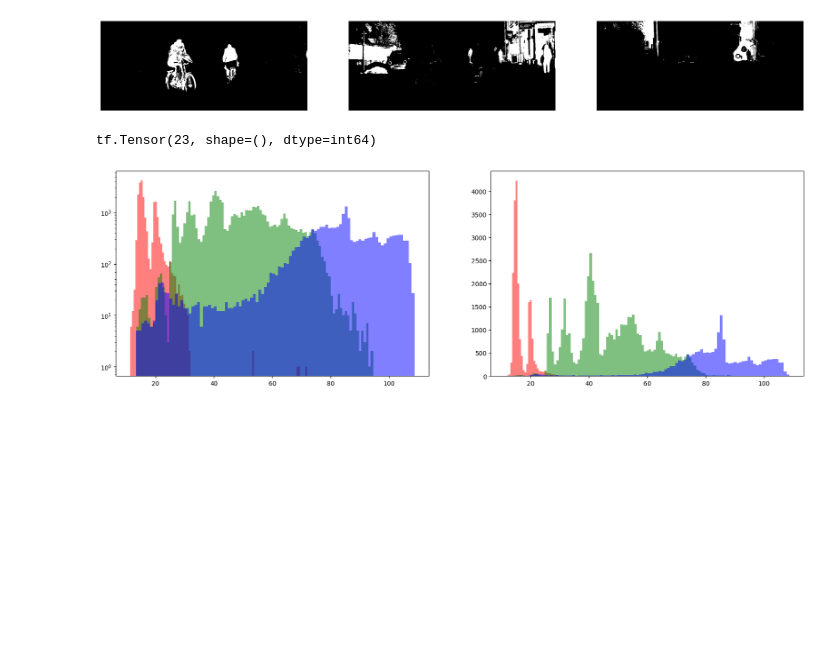
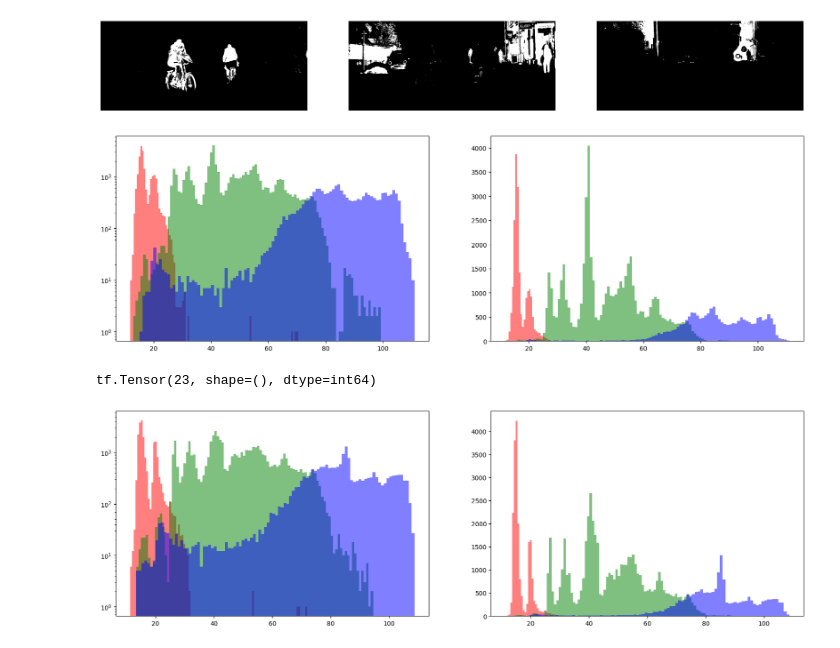
Before and after one commit to Edricos/newG2D, a Jupyter notebook: src/main.ipynb, the cells around one changed output. Saved outputs shown, nothing was run; the diff lists cells and outputs as text; code cells hidden in the pictures; blank space fills up the shorter version.

```diff
--- a/src/main.ipynb
+++ b/src/main.ipynb
@@ -587,4 +636,24 @@ axs[2].axis('off')
 plt.show()
 # %% [output]
 [figure]
+# %%
+hist1 = tf.reshape(predicted_depth[imgDP[0]], -1)
+hist2 = tf.reshape(predicted_depth[imgDP[1]], -1)
+hist3 = tf.reshape(predicted_depth[imgDP[2]], -1)
+
+# 画出predicted_depth在imgDP掩码区域的直方图
+fig, axs = plt.subplots(1, 2, figsize=(20, 6))
+axs[0].hist(hist1, bins=100, color='red', alpha=0.5)
+axs[0].hist(hist2, bins=100, color='green', alpha=0.5)
+axs[0].hist(hist3, bins=100, color='blue', alpha=0.5)
+# 设置y轴为非线性
+axs[0].set_yscale('log')
+
+axs[1].hist(hist1, bins=100, color='red', alpha=0.5)
+axs[1].hist(hist2, bins=100, color='green', alpha=0.5)
+axs[1].hist(hist3, bins=100, color='blue', alpha=0.5)
+# plt.ylim(0, 1000)
+plt.show()
+# %% [output]
+[figure, added]
 # %%
```
Also changed, not shown: parts of 8 cells of this notebook, 1 other file.
